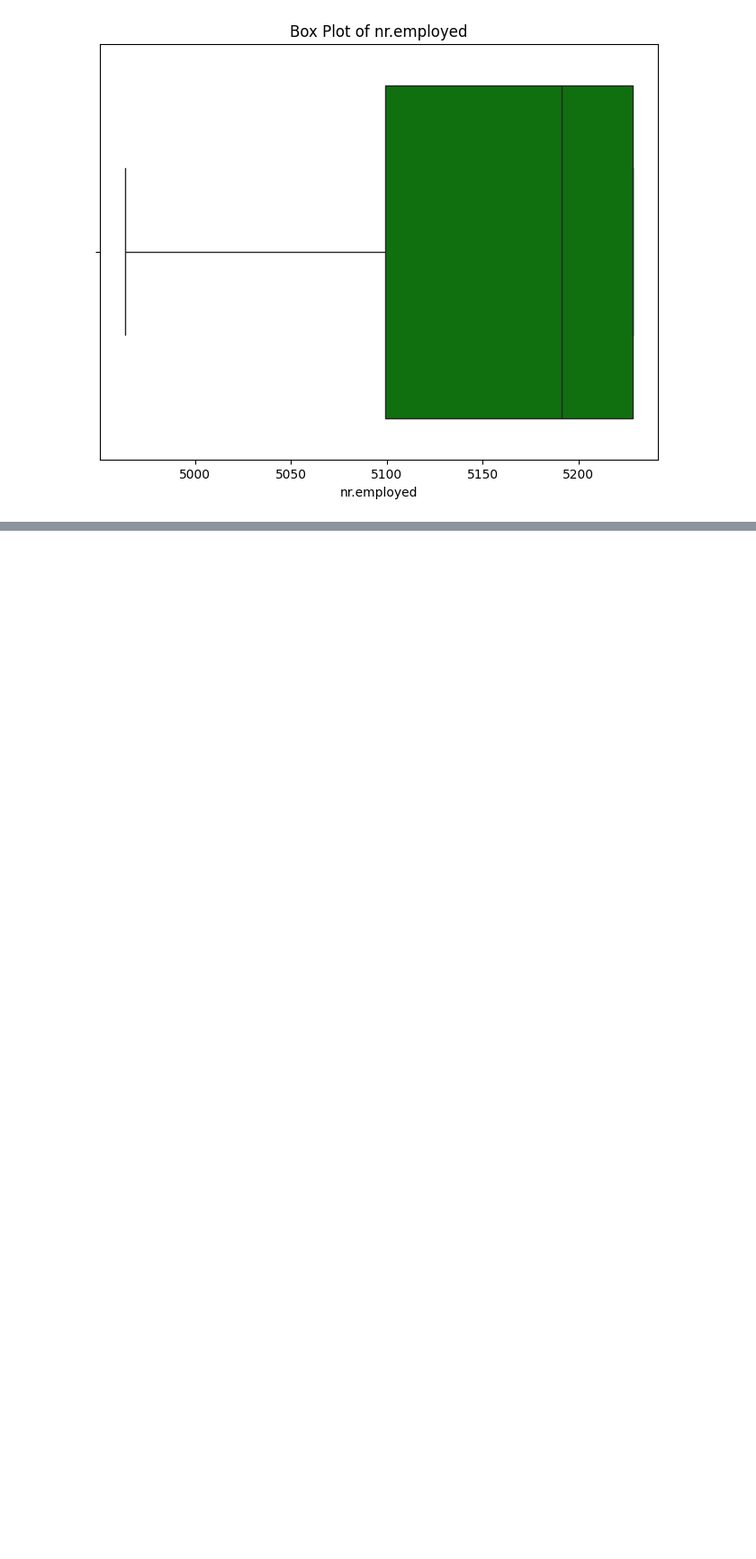
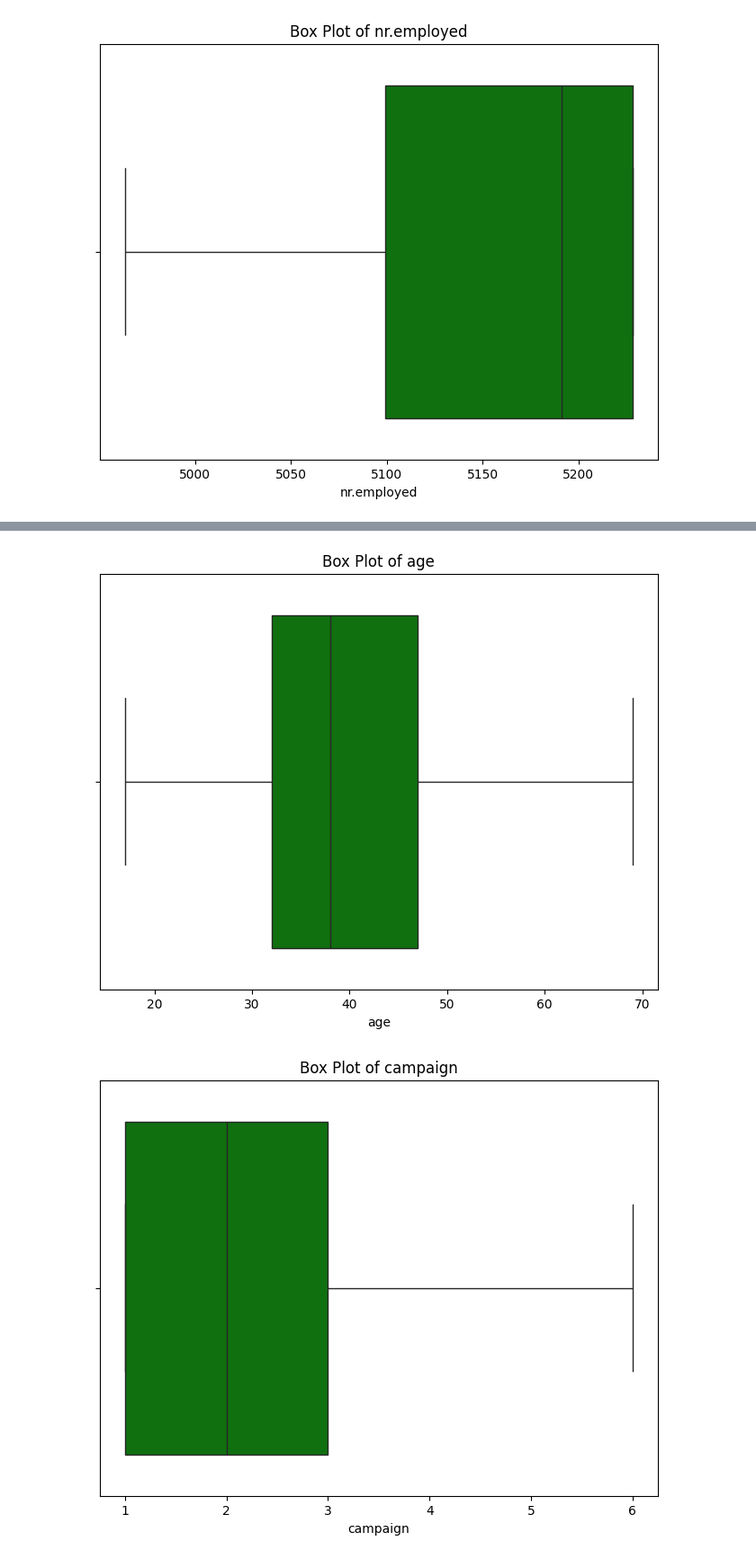
Before and after one commit to YuvinMahwatta/Bank_Client_Prediction, a Jupyter notebook: CM_2604_20230661_2330898Cw.ipynb, the cells around one changed output, grey strips where cells are left out. Shown at 90% size. Saved outputs shown, nothing was run; the diff lists cells and outputs as text; code cells hidden in the pictures; blank space fills up the shorter version.

Commit message:
handled the outliers and encoded the dataset

```diff
--- a/CM_2604_20230661_2330898Cw.ipynb
+++ b/CM_2604_20230661_2330898Cw.ipynb
@@ -148,0 +158,36 @@ for col in numerical_cols:
+# %%
+
+import pandas as pd
+import numpy as np
+from sklearn.impute import KNNImputer
+
+
+
+cols_to_handle = ['age', 'campaign', 'cons.conf.idx']
+
+
+for col in cols_to_handle:
+    Q1 = df[col].quantile(0.25)
+    Q3 = df[col].quantile(0.75)
+    IQR = Q3 - Q1
+    lower_bound = Q1 - 1.5 * IQR
+    upper_bound = Q3 + 1.5 * IQR
+
+
+    outliers = df[(df[col] < lower_bound) | (df[col] > upper_bound)]
+
+
+    df_copy = df.copy()
+
+
+    df_copy.loc[outliers.index, col] = np.nan
+
+
+    imputer = KNNImputer(n_neighbors=5)
+    df_copy[col] = imputer.fit_transform(df_copy[[col]])[:,0]
+
+
+    df[col] = df_copy[col]
+
+
+print(df.describe())
@@ -148,0 +214,10 @@ for col in numerical_cols:
+# %%
+for col in numerical_cols:
+    plt.figure(figsize=(8, 6))
+    sns.boxplot(x=df[col], color='green')
+    plt.title(f'Box Plot of {col}')
+    plt.xlabel(col)
+    plt.show()
+# %% [output]
+[figure, added]
+[figure, added]
```
Also changed, not shown: parts of 11 cells of this notebook.
